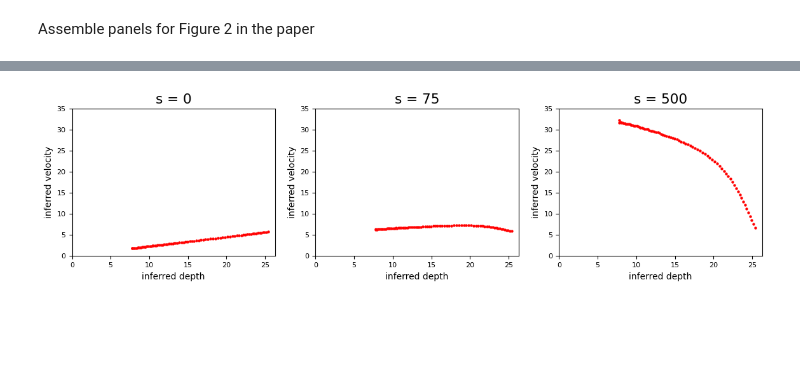
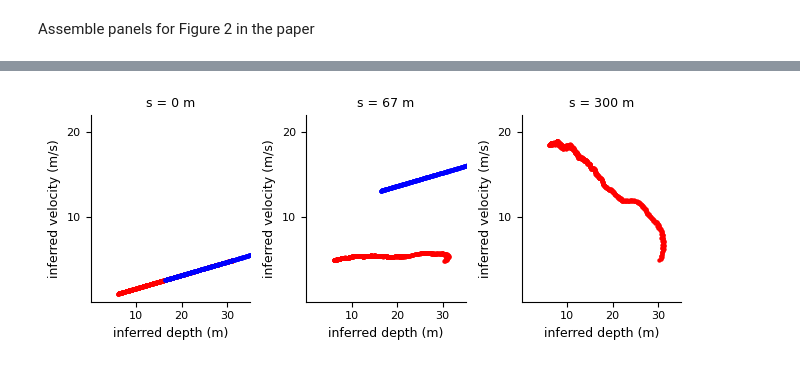
Before and after one commit to cskemp/phantomlighthouse, a Jupyter notebook: model/model_predictions.ipynb, the cells around one changed output, grey strips where cells are left out. Saved outputs shown, nothing was run; the diff lists cells and outputs as text; code cells hidden in the pictures; blank space fills up the shorter version.

```diff
--- a/model/model_predictions.ipynb
+++ b/model/model_predictions.ipynb
@@ -196,0 +1,16 @@ plt.savefig("../output/figures/prior_and_inference_journal.svg")
+# %%
+import numpy as np
+import pandas as pd
+import seaborn as sns
+import matplotlib.pyplot as plt
+import pickle
+markersize = 10
+
+#plt.rcParams.update({'font.size': 13})
+
+#Set global font sizes using rcParams
+plt.rcParams['axes.labelsize'] = 9  # For x and y axis labels
+plt.rcParams['xtick.labelsize'] = 8 # For x-axis tick labels
+plt.rcParams['ytick.labelsize'] = 8 # For y-axis tick labels
+plt.rcParams['font.size'] = 9 # General font size (can affect other text)
+plt.rcParams['axes.titlesize'] = 9 # For axis titles
@@ -553,35 +987,48 @@ def prior_frame(s, origdf):
     return df
 # %%
-fig, axes = plt.subplots(1, 3, figsize=(14, 3))
+fig, axes = plt.subplots(1, 3, figsize=(6, 3))
+fsize = 9
+s0 = prior_frame(0, df_uniform, prior_syns['angles'], prior_syns['distance_prior'], prior_syns['weight_prior'],  sigma, likelihood = 'uniform', estimator = estimator_mean)
+sns.scatterplot(ax=axes[0], data=s0, x="depth_inferred", y="velocity_inferred", s=markersize, linewidth=0.00, color = 'red')
+sns.scatterplot(ax=axes[0], data=s0, x="depth_true", y="velocity_true", s=markersize, linewidth=0.00, color = 'blue')
+axes[0].set_title("s = 0 m", fontsize = fsize)
+axes[0].set_xlabel("inferred depth (m)")
+axes[0].set_ylabel("inferred velocity (m/s)")
+axes[0].set_xticks([10,20,30])
+axes[0].set_yticks([10,20])
+#plt.setp(axes, xlim=(0, 26), ylim= (0, 35))
+axes[0].spines[['right', 'top']].set_visible(False)
 
-s0 = prior_frame(0, df_uniform)
-sns.scatterplot(ax=axes[0], data=s0, x="depth_inferred", y="velocity_inferred", s=markersize, linewidth=0.03, color = 'red')
-axes[0].set_title("s = 0")
-axes[0].set_xlabel("inferred depth")
-axes[0].set_ylabel("inferred velocity")
 
-s75 = prior_frame(75, df_uniform)
-sns.scatterplot(ax=axes[1], data=s75, x="depth_inferred", y="velocity_inferred", s=markersize, linewidth=0.03, color = 'red')
-axes[1].set_title("s = 75")
-axes[1].set_xlabel("inferred depth")
-axes[1].set_ylabel("inferred velocity")
+s67 = prior_frame(67, df_uniform, prior_syns['angles'], prior_syns['distance_prior'], prior_syns['weight_prior'], sigma, likelihood = 'uniform', estimator =estimator_mean)
+sns.scatterplot(ax=axes[1], data=s67, x="depth_inferred", y="velocity_inferred", s=markersize, linewidth=0.00, color = 'red')
+sns.scatterplot(ax=axes[1], data=s67, x="depth_true", y="velocity_true", s=markersize, linewidth=0.00, color = 'blue')
+axes[1].set_title("s = 67 m", fontsize = fsize)
+axes[1].set_xlabel("inferred depth (m)")
+axes[1].set_ylabel("inferred velocity (m/s)")
+axes[1].set_xticks([10,20,30])
+axes[1].set_yticks([10,20])
+axes[1].spines[['right', 'top']].set_visible(False)
 
-s500 = prior_frame(500, df_uniform)
-sns.scatterplot(ax=axes[2], data=s500, x="depth_inferred", y="velocity_inferred", s=markersize, linewidth=0.03, color = 'red')
-axes[2].set_title("s = 500")
-axes[2].set_xlabel("inferred depth")
-axes[2].set_ylabel("inferred velocity")
+
+s300 = prior_frame(300, df_uniform, prior_syns['angles'], prior_syns['distance_prior'], prior_syns['weight_prior'], sigma, likelihood = 'uniform', estimator = estimator_mean)
+sns.scatterplot(ax=axes[2], data=s300, x="depth_inferred", y="velocity_inferred", s=markersize, linewidth=0.00, color = 'red')
+sns.scatterplot(ax=axes[2], data=s300, x="depth_true", y="velocity_true", s=markersize, linewidth=0.00, color = 'blue')
+axes[2].set_title("s = 300 m", fontsize = fsize)
+axes[2].set_xlabel("inferred depth (m)")
+axes[2].set_ylabel("inferred velocity (m/s)")
 plt.setp(axes, xlim=0, ylim= (0, 35))
+plt.setp(axes, xlim=(0, 35), ylim= (0, 22))
+axes[2].set_xticks([10,20,30])
+axes[2].set_yticks([10,20])
+axes[2].spines[['right', 'top']].set_visible(False)
 
-s67 = prior_frame(67, df_uniform)
-preds_67 = s67[['depth_inferred', 'velocity_inferred']]
-s66 = prior_frame(66, df_uniform)
-preds_66 = s66[['depth_inferred', 'velocity_inferred']]
+axes[0].title.set_size(9)
+axes[1].title.set_size(9)
+axes[2].title.set_size(9)
 
+plt.gcf().set_size_inches(6.6, 2.7)
+plt.tight_layout()
 plt.savefig("../output/figures/Velocity.svg", dpi = 2000)
-
-print("Inferences when s = 66:")
-print(preds_66)
-print("Inferences when s = 67:")
-print(preds_67)
+plt.show()
 # %% [output]
@@ -605 +1035 @@ Inferences when s = 66:
-[figure, old version]
+[figure, new version]
```
Also changed, not shown: parts of 33 cells of this notebook, 30 other files.
